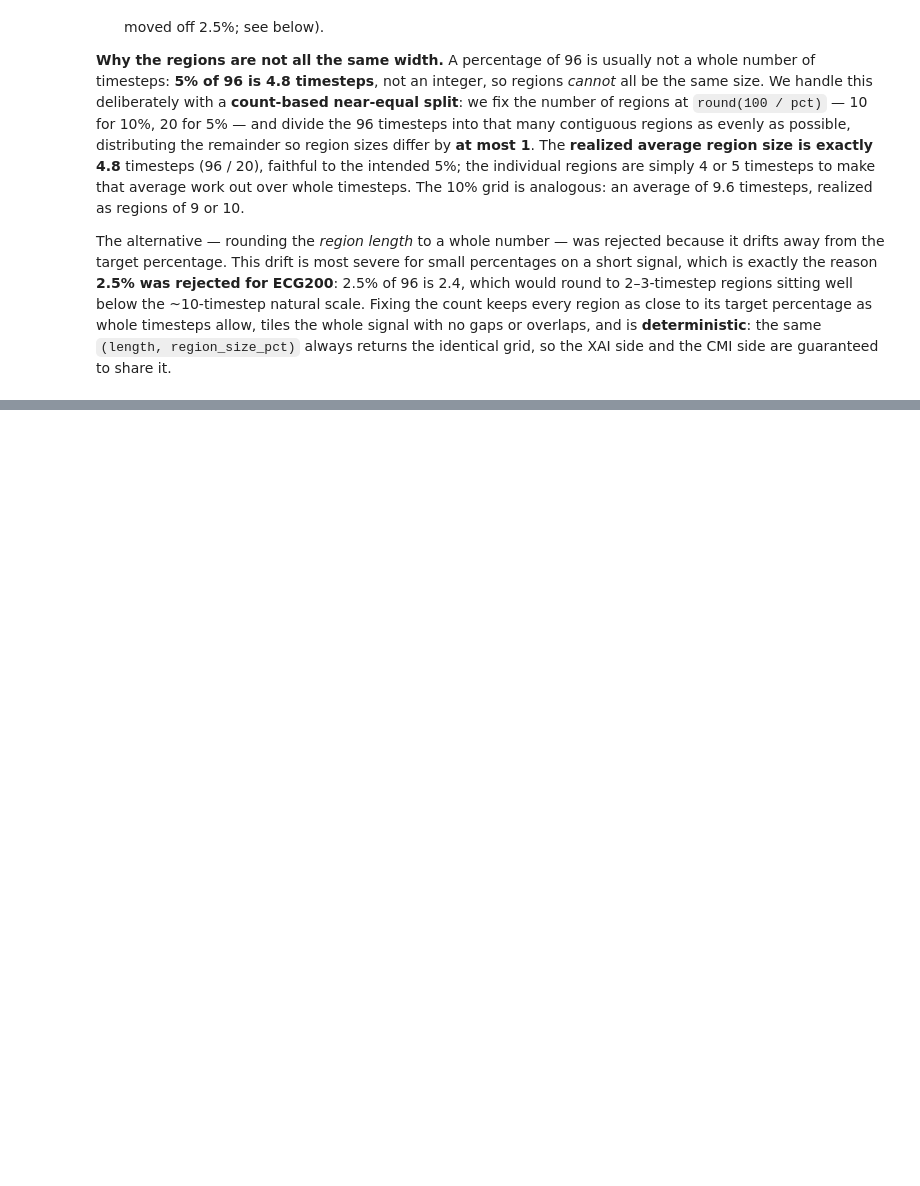
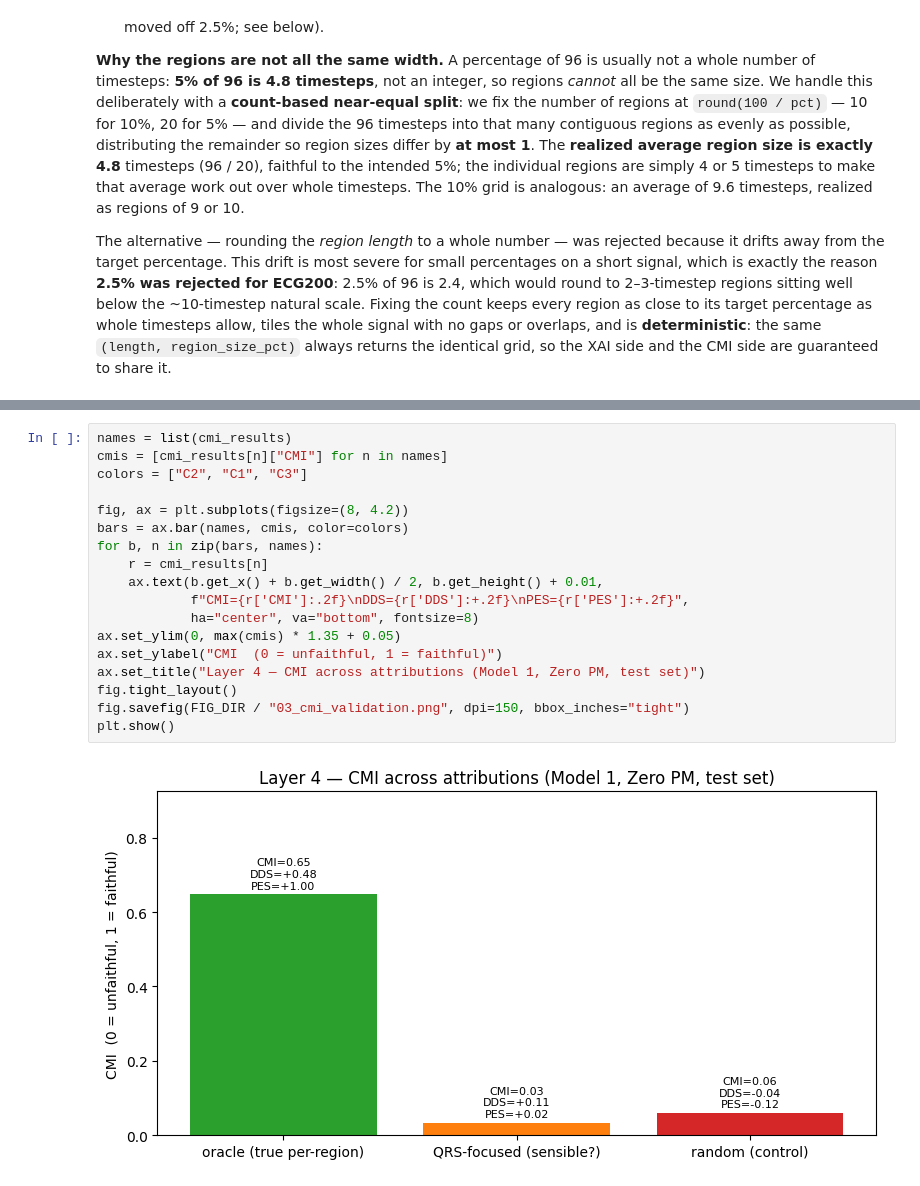
Before and after one commit to lucie-pasquier/xai-time-series-classification, a Jupyter notebook: notebooks/03_faithfulness_harness.ipynb, the cells around one changed output, grey strips where cells are left out. Drawn from its saved outputs; the diff is of its cells as text; blank space fills up the shorter version.

```diff
--- a/notebooks/03_faithfulness_harness.ipynb
+++ b/notebooks/03_faithfulness_harness.ipynb
@@ -148,0 +584,20 @@ guaranteed to share it.
+# %%
+names = list(cmi_results)
+cmis = [cmi_results[n]["CMI"] for n in names]
+colors = ["C2", "C1", "C3"]
+
+fig, ax = plt.subplots(figsize=(8, 4.2))
+bars = ax.bar(names, cmis, color=colors)
+for b, n in zip(bars, names):
+    r = cmi_results[n]
+    ax.text(b.get_x() + b.get_width() / 2, b.get_height() + 0.01,
+            f"CMI={r['CMI']:.2f}\nDDS={r['DDS']:+.2f}\nPES={r['PES']:+.2f}",
+            ha="center", va="bottom", fontsize=8)
+ax.set_ylim(0, max(cmis) * 1.35 + 0.05)
+ax.set_ylabel("CMI  (0 = unfaithful, 1 = faithful)")
+ax.set_title("Layer 4 — CMI across attributions (Model 1, Zero PM, test set)")
+fig.tight_layout()
+fig.savefig(FIG_DIR / "03_cmi_validation.png", dpi=150, bbox_inches="tight")
+plt.show()
+# %% [output]
+[figure, added]
```
Also changed, not shown: parts of 44 cells of this notebook, 15 other files.
